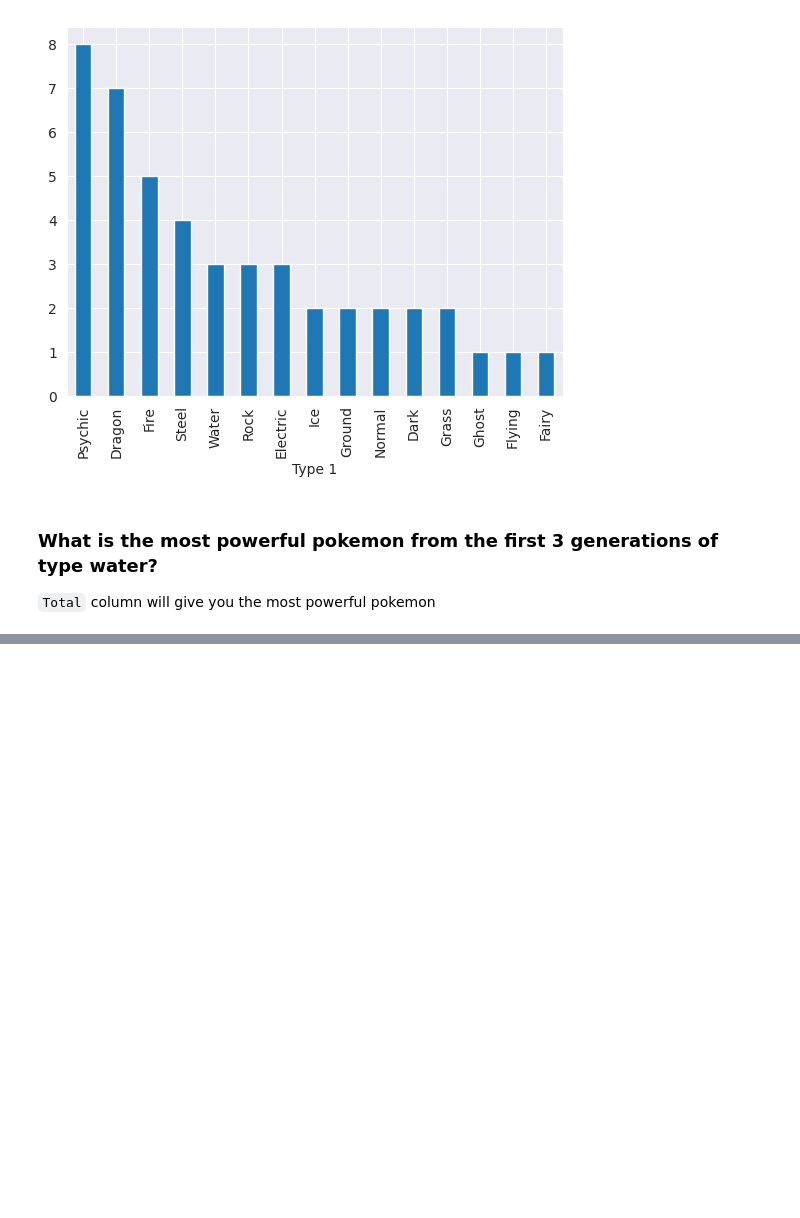
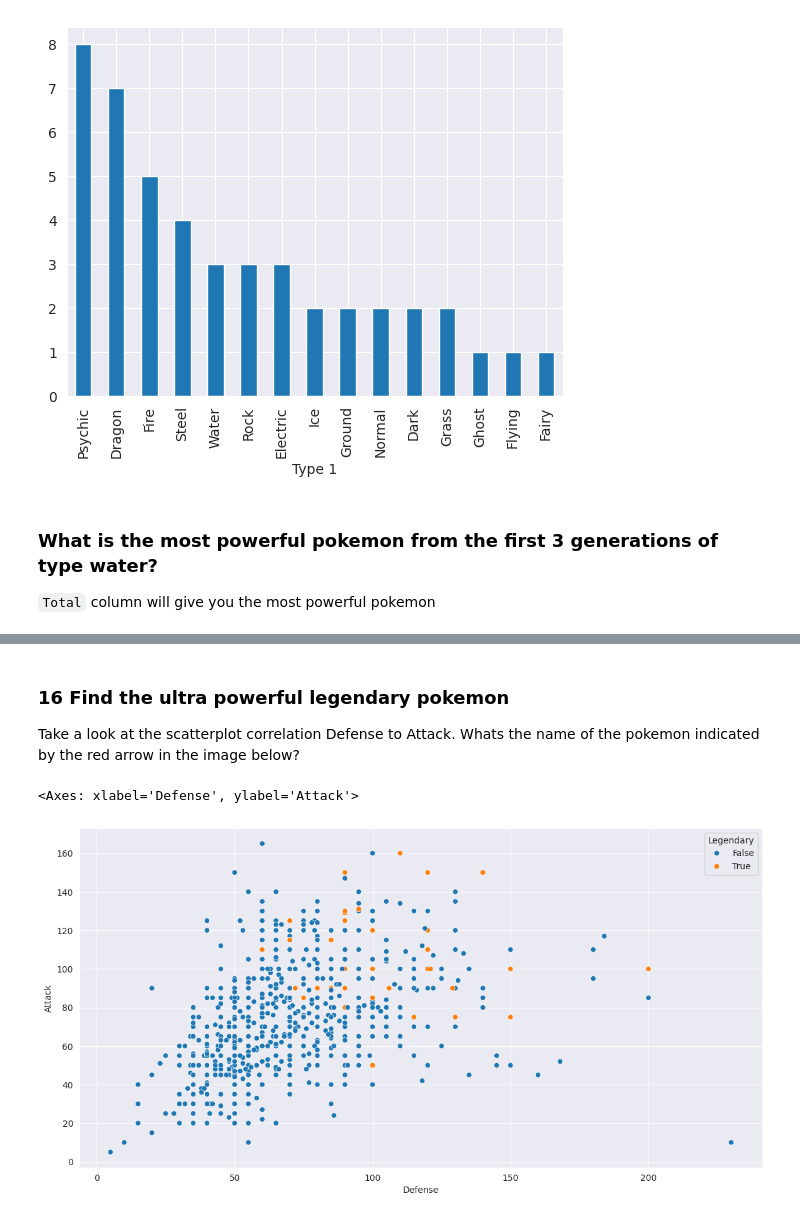
Before and after one commit to aldoSN003/DS_PROJECTS, a Jupyter notebook: 2. Pokemon/sample.ipynb, the cells around one changed output, grey strips where cells are left out. Drawn from its saved outputs; the diff is of its cells as text; code cells hidden in the pictures; blank space fills up the shorter version.

```diff
--- a/2. Pokemon/sample.ipynb
+++ b/2. Pokemon/sample.ipynb
@@ -413,0 +588,9 @@ Name: count, dtype: int64
+# %% [markdown]
+### 16 Find the ultra powerful legendary pokemon
+Take a look at the scatterplot correlation Defense to Attack. Whats the name of the pokemon indicated by the red arrow in the image below?
+# %%
+fig, ax = plt.subplots(figsize=(14,7))
+sns.scatterplot(data=df, x="Defense", y="Attack", hue ="Legendary", ax=ax)
+# %% [output]
+<Axes: xlabel='Defense', ylabel='Attack'>
+[figure, added]
```
Also changed, not shown: parts of 24 cells of this notebook, 3 other files.
